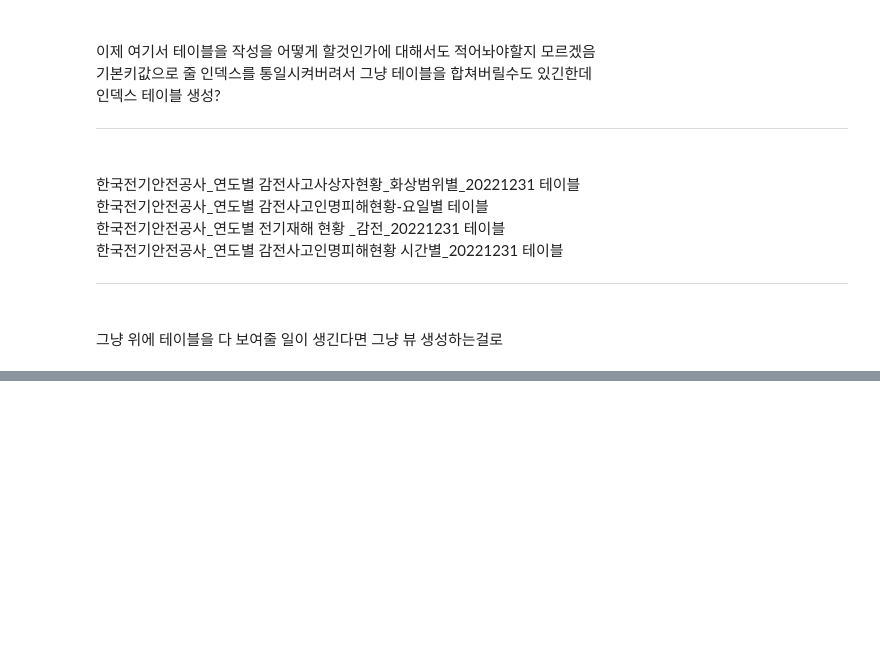
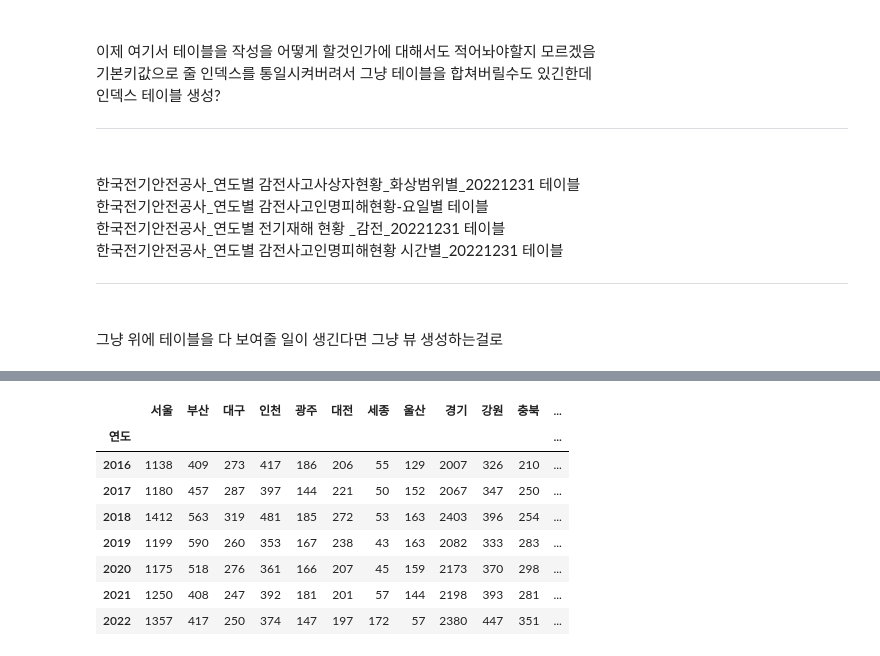
Before and after one commit to deardeer123/workspace_sts, a Jupyter notebook: python_study/project_python/team2.ipynb, the cells around one changed output, grey strips where cells are left out. Cells and saved outputs as stored; diff of their text form; code cells hidden in the pictures; blank space fills up the shorter version.

```diff
--- a/python_study/project_python/team2.ipynb
+++ b/python_study/project_python/team2.ipynb
@@ -219,0 +268,17 @@ new_df2
+# %%
+#인덱스명 재지정 및 확인
+df1.index.name='연도'
+df1
+df1.to_csv('파이썬_1차프로젝트_산출물\한국전기안전공사_연도별_전기화재통계.csv')
+# %%
+#연도에 ****끝에 붙어있는 년을 없애는 작업
+#인덱스 정보를 리스트로 변환한 후 저장
+index_list = list(df1.index)
+# %%
+new_index_list = []
+for i in index_list:
+    new_index_list.append(i.replace("년", ""))
+# %%
+new_index_list
+#'연'을 제거한 인덱스를 데이터프레임에 덮어쓰기
+df1.index = new_index_list
@@ -219,0 +297,15 @@ new_df2
+# %%
+#인덱스 이름 지정해주기
+df1.index.name = '연도'
+#확인
+df1
+# %% [output]
+|  | 서울 | 부산 | 대구 | 인천 | 광주 | 대전 | 세종 | 울산 | 경기 | 강원 | 충북 | ... |
+| 연도 |  |  |  |  |  |  |  |  |  |  |  | ... |
+| 2016 | 1138 | 409 | 273 | 417 | 186 | 206 | 55 | 129 | 2007 | 326 | 210 | ... |
+| 2017 | 1180 | 457 | 287 | 397 | 144 | 221 | 50 | 152 | 2067 | 347 | 250 | ... |
+| 2018 | 1412 | 563 | 319 | 481 | 185 | 272 | 53 | 163 | 2403 | 396 | 254 | ... |
+| 2019 | 1199 | 590 | 260 | 353 | 167 | 238 | 43 | 163 | 2082 | 333 | 283 | ... |
+| 2020 | 1175 | 518 | 276 | 361 | 166 | 207 | 45 | 159 | 2173 | 370 | 298 | ... |
+| 2021 | 1250 | 408 | 247 | 392 | 181 | 201 | 57 | 144 | 2198 | 393 | 281 | ... |
+| 2022 | 1357 | 417 | 250 | 374 | 147 | 197 | 172 | 57 | 2380 | 447 | 351 | ... |
```
Also changed, not shown: parts of 17 cells of this notebook, 14 other files.
